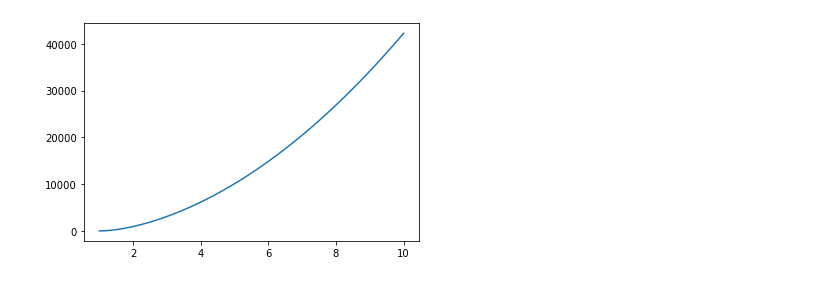
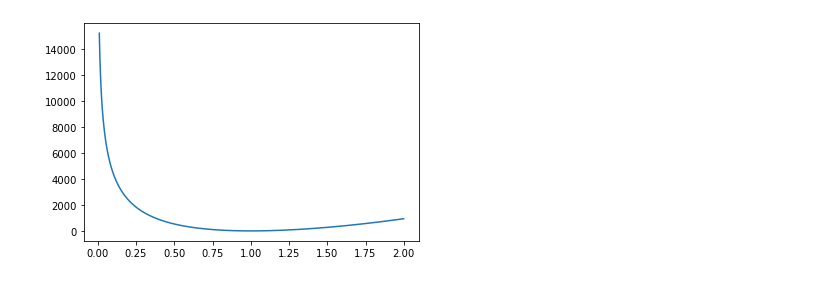
Before and after one commit to Rabbit-Hu/PytorchMPM, a Jupyter notebook: draft/draw_neo_hookean.ipynb, the cells around one changed output. Drawn from its saved outputs; the diff is of its cells as text; code cells hidden in the pictures.

```diff
--- a/draft/draw_neo_hookean.ipynb
+++ b/draft/draw_neo_hookean.ipynb
@@ -13,7 +13,7 @@ def neo_hookean(F, E=1000, nu=0.2):
 
 
 dim = 2
-sigma = np.arange(1, 10, 1e-3)
+sigma = np.arange(0.01, 2, 1e-3)
 Psi = np.array([neo_hookean(np.eye(dim) * sig) for sig in sigma])
 
 plt.figure()
@@ -22,8 +22,8 @@ plt.savefig('sigma_times_I.png')
 # plt.show()
 
 
-sigma1 = np.arange(0.5, 2, 1e-1)
-sigma2 = np.arange(0.5, 2, 1e-1)
+sigma1 = np.arange(0.1, 2, 1e-1)
+sigma2 = np.arange(0.1, 2, 1e-1)
 Psi = np.zeros((len(sigma1), len(sigma2)), dtype=float)
 for i, sig1 in enumerate(sigma1):
     for j, sig2 in enumerate(sigma2):
@@ -45 +46 @@ fig.show()
-[figure, old version]
+[figure, new version]
```
Also changed, not shown: parts of 1 cell of this notebook, 1 other file.
